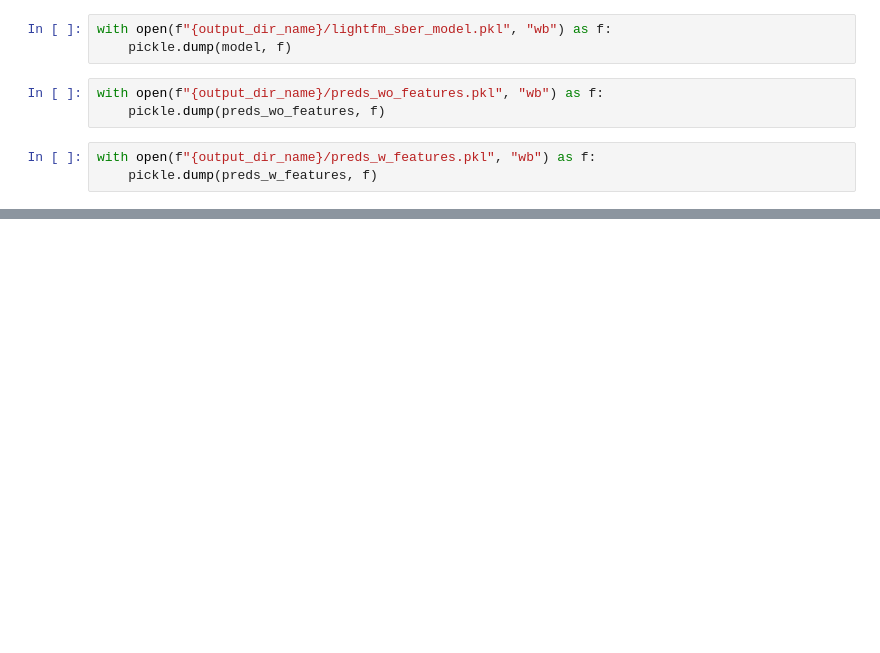
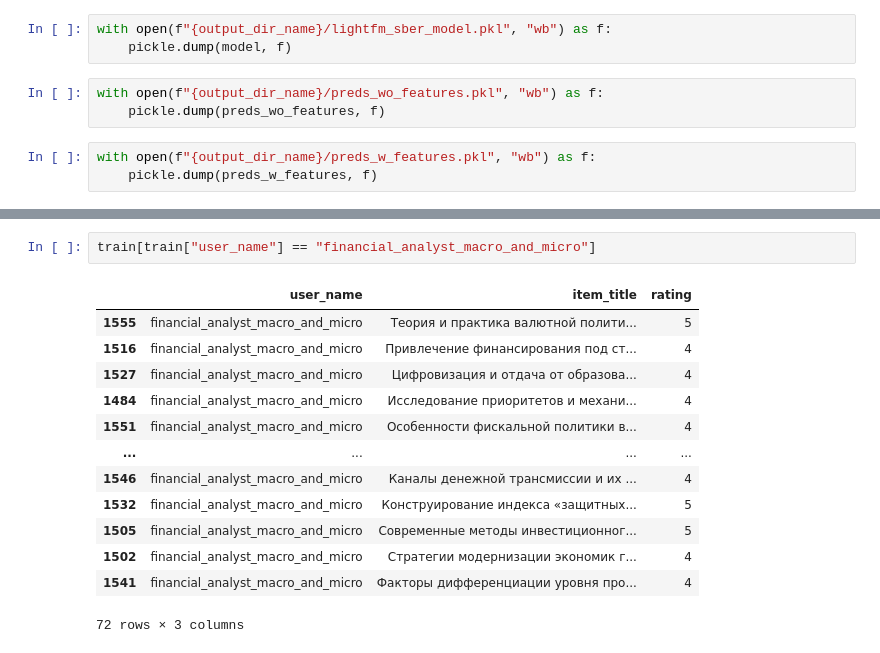
Before and after one commit to rushawx/diploma, a Jupyter notebook: paper/07_lightfm.ipynb, the cells around one changed output, grey strips where cells are left out. Cells and saved outputs as stored; diff of their text form; blank space fills up the shorter version.

```diff
--- a/paper/07_lightfm.ipynb
+++ b/paper/07_lightfm.ipynb
@@ -502,0 +571,16 @@ with open(f"{output_dir_name}/preds_w_features.pkl", "wb") as f:
+# %%
+train[train["user_name"] == "financial_analyst_macro_and_micro"]
+# %% [output]
+|  | user_name | item_title | rating |
+| 1555 | financial_analyst_macro_and_micro | Теория и практика валютной полити... | 5 |
+| 1516 | financial_analyst_macro_and_micro | Привлечение финансирования под ст... | 4 |
+| 1527 | financial_analyst_macro_and_micro | Цифровизация и отдача от образова... | 4 |
+| 1484 | financial_analyst_macro_and_micro | Исследование приоритетов и механи... | 4 |
+| 1551 | financial_analyst_macro_and_micro | Особенности фискальной политики в... | 4 |
+| ... | ... | ... | ... |
+| 1546 | financial_analyst_macro_and_micro | Каналы денежной трансмиссии и их ... | 4 |
+| 1532 | financial_analyst_macro_and_micro | Конструирование индекса «защитных... | 5 |
+| 1505 | financial_analyst_macro_and_micro | Современные методы инвестиционног... | 5 |
+| 1502 | financial_analyst_macro_and_micro | Стратегии модернизации экономик г... | 4 |
+| 1541 | financial_analyst_macro_and_micro | Факторы дифференциации уровня про... | 4 |
+72 rows × 3 columns
```
Also changed, not shown: parts of 11 cells of this notebook, 3 other files.
